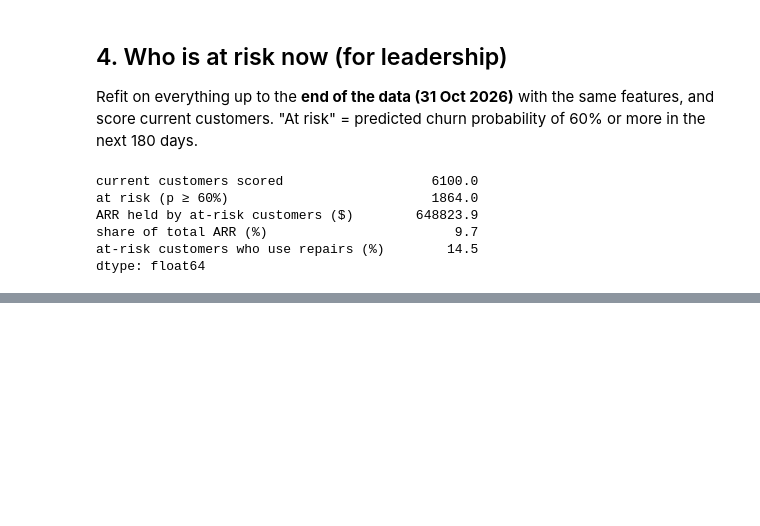
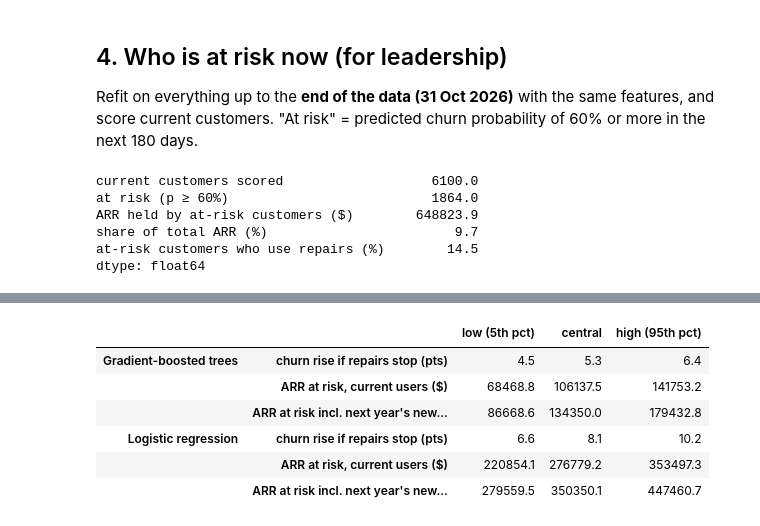
Before and after one commit to rchicoin/DATATHON2026, a Jupyter notebook: analysis/d_customers_arr/d3_churn_model.ipynb, the cells around one changed output, grey strips where cells are left out. Drawn from its saved outputs; the diff is of its cells as text; code cells hidden in the pictures; blank space fills up the shorter version.

```diff
--- a/analysis/d_customers_arr/d3_churn_model.ipynb
+++ b/analysis/d_customers_arr/d3_churn_model.ipynb
@@ -241,0 +255,75 @@ dtype: float64
+# %%
+last_year = visits[visits["date"] > C.DATA_END - pd.Timedelta(days=365)]
+margin = (last_year["profit"].sum() + last_year["repair_cost"].sum()) / last_year["revenue"].sum()
+repair_cost_year = last_year["repair_cost"].sum()
+first_repair = customers.set_index("customer_id")["first_repair_date"]
+new_users_last_year = int((first_repair > C.DATA_END - pd.Timedelta(days=365)).sum())
+
+users_now = cur[cur["used_repair"] == 1]
+Xu = users_now[NUM + BIN + CAT]
+
+
+def make_model(kind):
+    if kind == "Logistic regression":
+        return Pipeline([("prep", prep), ("model", LogisticRegression(max_iter=2000))])
+    return Pipeline([("prep", prep_gb), ("model", HistGradientBoostingClassifier(
+        max_iter=300, learning_rate=0.05, random_state=SEED))])
+
+
+def arr_at_risk(model):
+    lift = model.predict_proba(Xu.assign(used_repair=0))[:, 1] - model.predict_proba(Xu)[:, 1]
+    current = float((lift * users_now["arr_12m"]).sum())
+    per_user = current / len(users_now)
+    future = per_user * new_users_last_year * 0.5   # new users arrive through the year: half a year on average
+    return current, current + future, float(lift.mean() * 100)
+
+
+rng = np.random.default_rng(SEED)
+boot = []
+for kind in ["Logistic regression", "Gradient-boosted trees"]:
+    for b in range(40):
+        idx = rng.integers(0, len(X), len(X))
+        m = make_model(kind).fit(X.iloc[idx], y.iloc[idx])
+        cur_arr, total_arr, lift = arr_at_risk(m)
+        boot.append({"model": kind, "lift_pts": lift, "arr_current_users": cur_arr, "arr_incl_future": total_arr})
+boot = pd.DataFrame(boot)
+
+summary_rows = {}
+for kind, d in boot.groupby("model"):
+    for col, lab in [("lift_pts", "churn rise if repairs stop (pts)"),
+                     ("arr_current_users", "ARR at risk, current users ($)"),
+                     ("arr_incl_future", "ARR at risk incl. next year's new users ($)")]:
+        summary_rows[(kind, lab)] = {"low (5th pct)": d[col].quantile(0.05), "central": d[col].median(),
+                                     "high (95th pct)": d[col].quantile(0.95)}
+forecast = pd.DataFrame(summary_rows).T
+
+per_model = {}
+for kind, d in boot.groupby("model"):
+    profit = d["arr_incl_future"] * margin
+    per_model[kind] = {
+        "ARR at risk, central ($)": d["arr_incl_future"].median(),
+        "profit at risk, central ($)": profit.median(),
+        "profit at risk, low ($)": profit.quantile(0.05),
+        "profit at risk, high ($)": profit.quantile(0.95),
+        "net effect of closing, central ($)": repair_cost_year - profit.median(),
+        "bootstrap runs where closing loses money (%)": (profit > repair_cost_year).mean() * 100,
+    }
+per_model = pd.DataFrame(per_model).T.round(0)
+context = pd.Series({
+    "repair users today": len(users_now),
+    "their current ARR ($)": round(users_now["arr_12m"].sum()),
+    "new repair users per year": new_users_last_year,
+    "margin before repair cost (%)": round(margin * 100, 1),
+    "yearly repair cost saved by closing ($)": repair_cost_year,
+})
+display(forecast.round(1))
+display(context)
+per_model
+# %% [output]
+|  |  | low (5th pct) | central | high (95th pct) |
+| Gradient-boosted trees | churn rise if repairs stop (pts) | 4.5 | 5.3 | 6.4 |
+|  | ARR at risk, current users ($) | 68468.8 | 106137.5 | 141753.2 |
+|  | ARR at risk incl. next year's new... | 86668.6 | 134350.0 | 179432.8 |
+| Logistic regression | churn rise if repairs stop (pts) | 6.6 | 8.1 | 10.2 |
+|  | ARR at risk, current users ($) | 220854.1 | 276779.2 | 353497.3 |
+|  | ARR at risk incl. next year's new... | 279559.5 | 350350.1 | 447460.7 |
```
Also changed, not shown: parts of 4 cells of this notebook, 3 other files.
